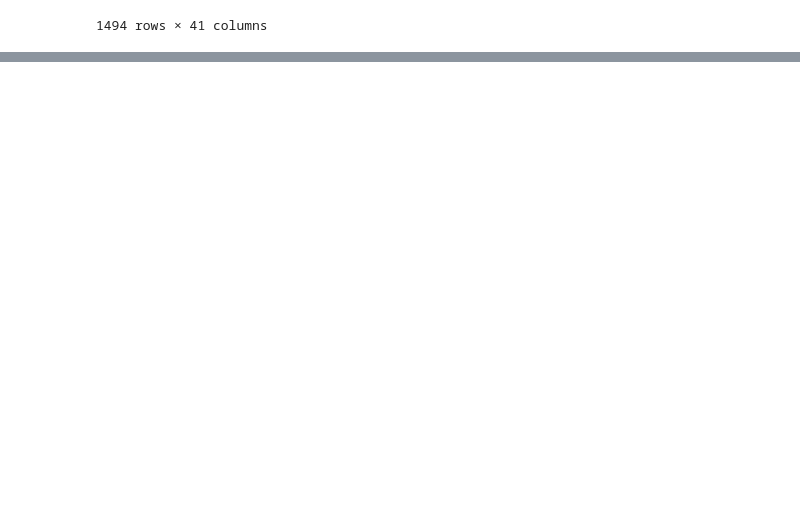
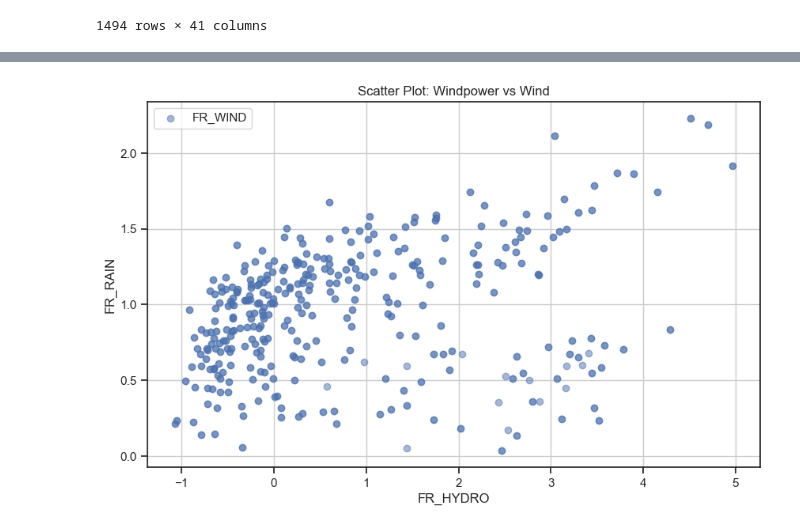
Before and after one commit to alexandra-pricop/EnsembleLearning, a Jupyter notebook: EDA_2.ipynb, the cells around one changed output, grey strips where cells are left out. Saved outputs shown, nothing was run; the diff lists cells and outputs as text; code cells hidden in the pictures; blank space fills up the shorter version.

```diff
--- a/EDA_2.ipynb
+++ b/EDA_2.ipynb
@@ -165,0 +193,14 @@ plt.show()
+# %%
+plt.figure(figsize=(10, 6))
+
+# Scatter plot for FR_RAIN
+plt.scatter(x_train_imputed['FR_WINDPOW'], x_train_imputed['FR_WIND']**(1/2), label='FR_WIND', alpha=0.5)
+
+plt.xlabel('FR_HYDRO')
+plt.ylabel('FR_RAIN')
+plt.title('Scatter Plot: Windpower vs Wind')
+plt.legend()
+plt.grid(True)
+plt.show()
+# %% [output]
+[figure, added]
```
Also changed, not shown: parts of 17 cells of this notebook.
